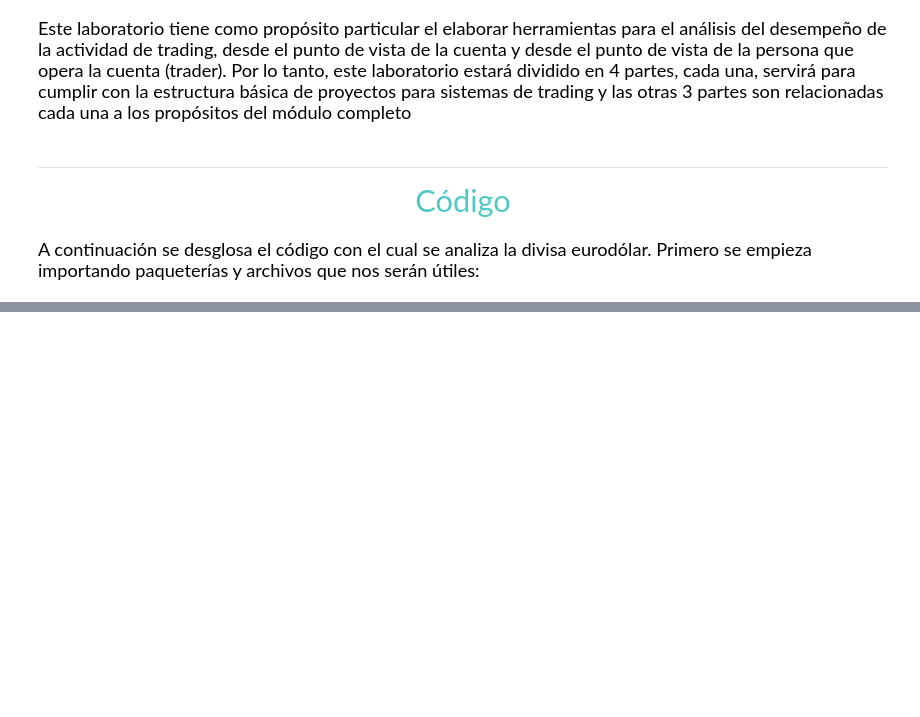
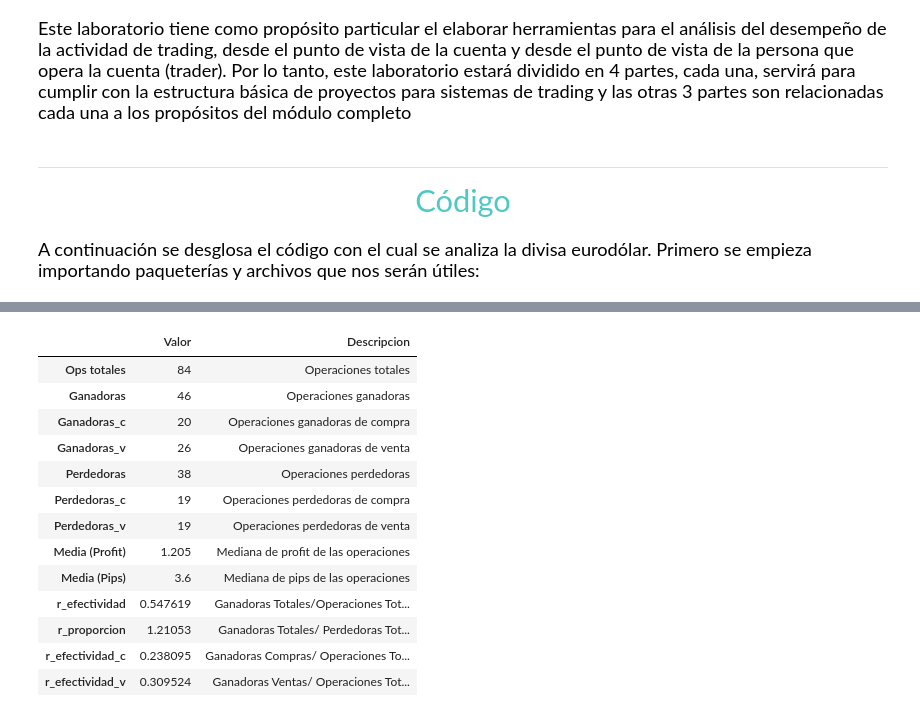
Before and after one commit to violetarcia/LAB_02_KVGH, a Jupyter notebook: LAB_02.ipynb, the cells around one changed output, grey strips where cells are left out. Cells and saved outputs as stored; diff of their text form; code cells hidden in the pictures; blank space fills up the shorter version.

```diff
--- a/LAB_02.ipynb
+++ b/LAB_02.ipynb
@@ -27,0 +51,19 @@ datos
+# %%
+# DataFrames de Estadisticas basicas y ranking
+df_1_tabla, df_2_ranking = fn.f_estadistica_ba(data)
+df_1_tabla
+# %% [output]
+|  | Valor | Descripcion |
+| Ops totales | 84 | Operaciones totales |
+| Ganadoras | 46 | Operaciones ganadoras |
+| Ganadoras_c | 20 | Operaciones ganadoras de compra |
+| Ganadoras_v | 26 | Operaciones ganadoras de venta |
+| Perdedoras | 38 | Operaciones perdedoras |
+| Perdedoras_c | 19 | Operaciones perdedoras de compra |
+| Perdedoras_v | 19 | Operaciones perdedoras de venta |
+| Media (Profit) | 1.205 | Mediana de profit de las operaciones |
+| Media (Pips) | 3.6 | Mediana de pips de las operaciones |
+| r_efectividad | 0.547619 | Ganadoras Totales/Operaciones Tot... |
+| r_proporcion | 1.21053 | Ganadoras Totales/ Perdedoras Tot... |
+| r_efectividad_c | 0.238095 | Ganadoras Compras/ Operaciones To... |
+| r_efectividad_v | 0.309524 | Ganadoras Ventas/ Operaciones Tot... |
```
Also changed, not shown: parts of 12 cells of this notebook, 4 other files.
